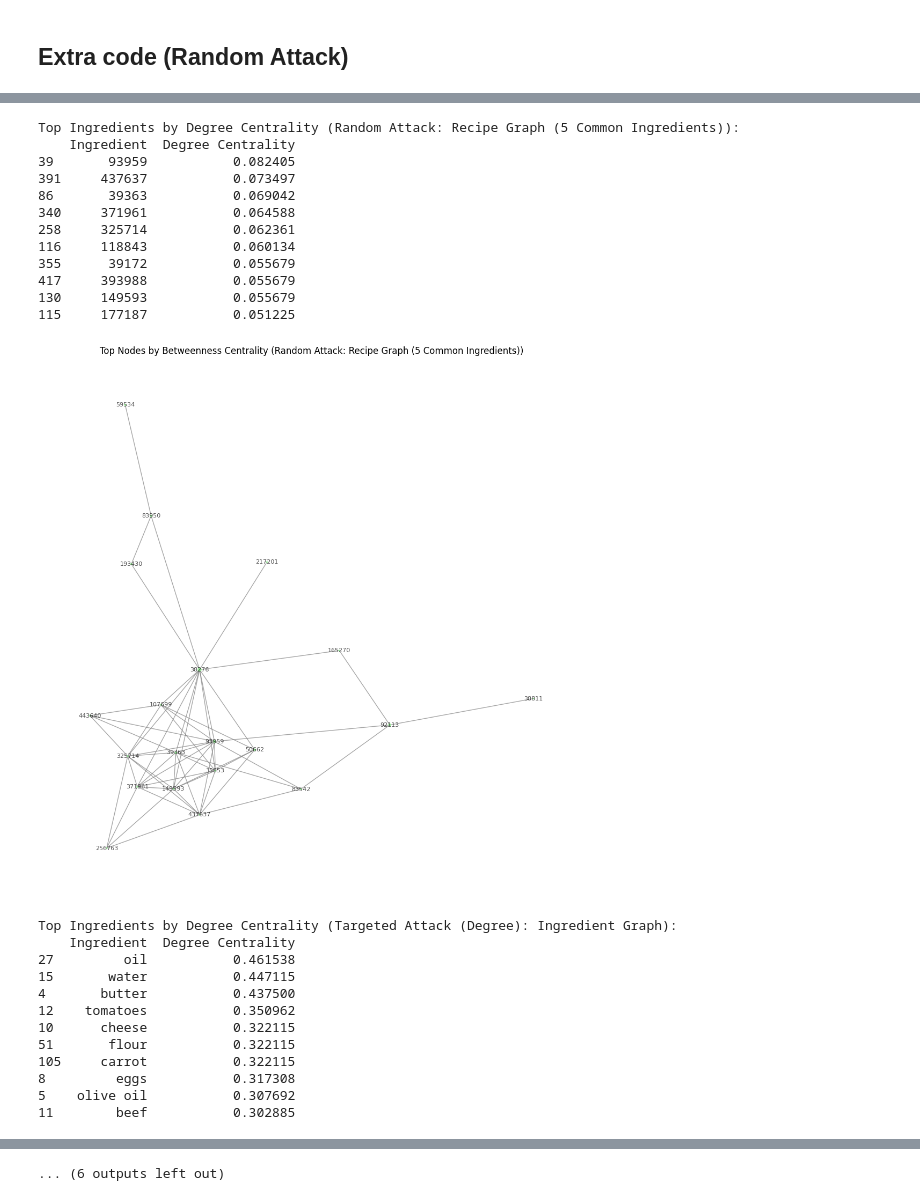
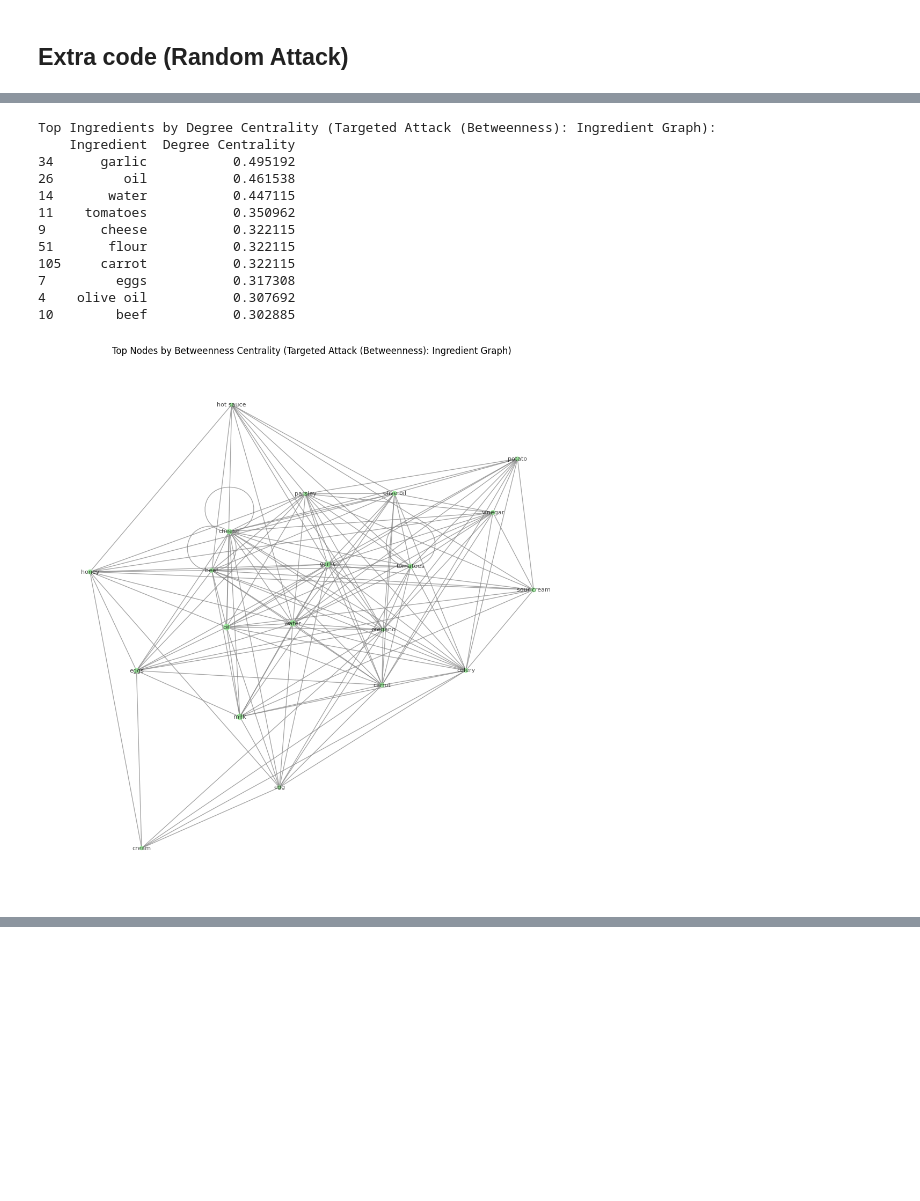
Before and after one commit to annanasz/NS_Group_Project, a Jupyter notebook: attacks.ipynb, the cells around one changed output, grey strips where cells are left out. Saved outputs shown, nothing was run; the diff lists cells and outputs as text; code cells hidden in the pictures; blank space fills up the shorter version.

Commit message:
updated attacks for only ingredients

```diff
--- a/attacks.ipynb
+++ b/attacks.ipynb
@@ -173,16 +132,10 @@ def analyze_and_plot_centralities(graph, graph_title, top_n=10, betweenness_top_
 
 
 analyze_and_plot_centralities(random_attacked_ingredient_graph, "Random Attack: Ingredient Graph")
-analyze_and_plot_centralities(random_attacked_recipe_2_graph, "Random Attack: Recipe Graph (2 Common Ingredients)")
-analyze_and_plot_centralities(random_attacked_recipe_5_graph, "Random Attack: Recipe Graph (5 Common Ingredients)")
 
 analyze_and_plot_centralities(targeted_attacked_ingredient_graph_degree, "Targeted Attack (Degree): Ingredient Graph")
-analyze_and_plot_centralities(targeted_attacked_recipe_2_graph_degree, "Targeted Attack (Degree): Recipe Graph (2 Common Ingredients)")
-analyze_and_plot_centralities(targeted_attacked_recipe_5_graph_degree, "Targeted Attack (Degree): Recipe Graph (5 Common Ingredients)")
 
 analyze_and_plot_centralities(targeted_attacked_ingredient_graph_betweenness, "Targeted Attack (Betweenness): Ingredient Graph")
-analyze_and_plot_centralities(targeted_attacked_recipe_2_graph_betweenness, "Targeted Attack (Betweenness): Recipe Graph (2 Common Ingredients)")
-analyze_and_plot_centralities(targeted_attacked_recipe_5_graph_betweenness, "Targeted Attack (Betweenness): Recipe Graph (5 Common Ingredients)")
 # %% [output]
 Top Ingredients by Degree Centrality (Random Attack: Ingredient Graph):
    Ingredient  Degree Centrality
@@ -213,25 +166,13 @@ Top Ingredients by Degree Centrality (Random Attack: Recipe Graph (2 Common Ingr
-Top Ingredients by Degree Centrality (Random Attack: Recipe Graph (5 Common Ingredients)):
+Top Ingredients by Degree Centrality (Targeted Attack (Betweenness): Ingredient Graph):
     Ingredient  Degree Centrality
-39       93959           0.082405
-391     437637           0.073497
-86       39363           0.069042
-340     371961           0.064588
-258     325714           0.062361
-116     118843           0.060134
-355      39172           0.055679
-417     393988           0.055679
-130     149593           0.055679
-115     177187           0.051225
+34      garlic           0.495192
+26         oil           0.461538
+14       water           0.447115
+11    tomatoes           0.350962
+9       cheese           0.322115
+51       flour           0.322115
+105     carrot           0.322115
+7         eggs           0.317308
+4    olive oil           0.307692
+10        beef           0.302885
-[figure, old version]
+[figure, new version]
-Top Ingredients by Degree Centrality (Targeted Attack (Degree): Ingredient Graph):
-    Ingredient  Degree Centrality
-27         oil           0.461538
-15       water           0.447115
-4       butter           0.437500
-12    tomatoes           0.350962
-10      cheese           0.322115
-51       flour           0.322115
-105     carrot           0.322115
-8         eggs           0.317308
-5    olive oil           0.307692
-11        beef           0.302885
@@ -265 +178,0 @@ Top Ingredients by Degree Centrality (Targeted Attack (Degree): Recipe Graph (5
-... (6 outputs left out)
```
Also changed, not shown: parts of 5 cells of this notebook.
